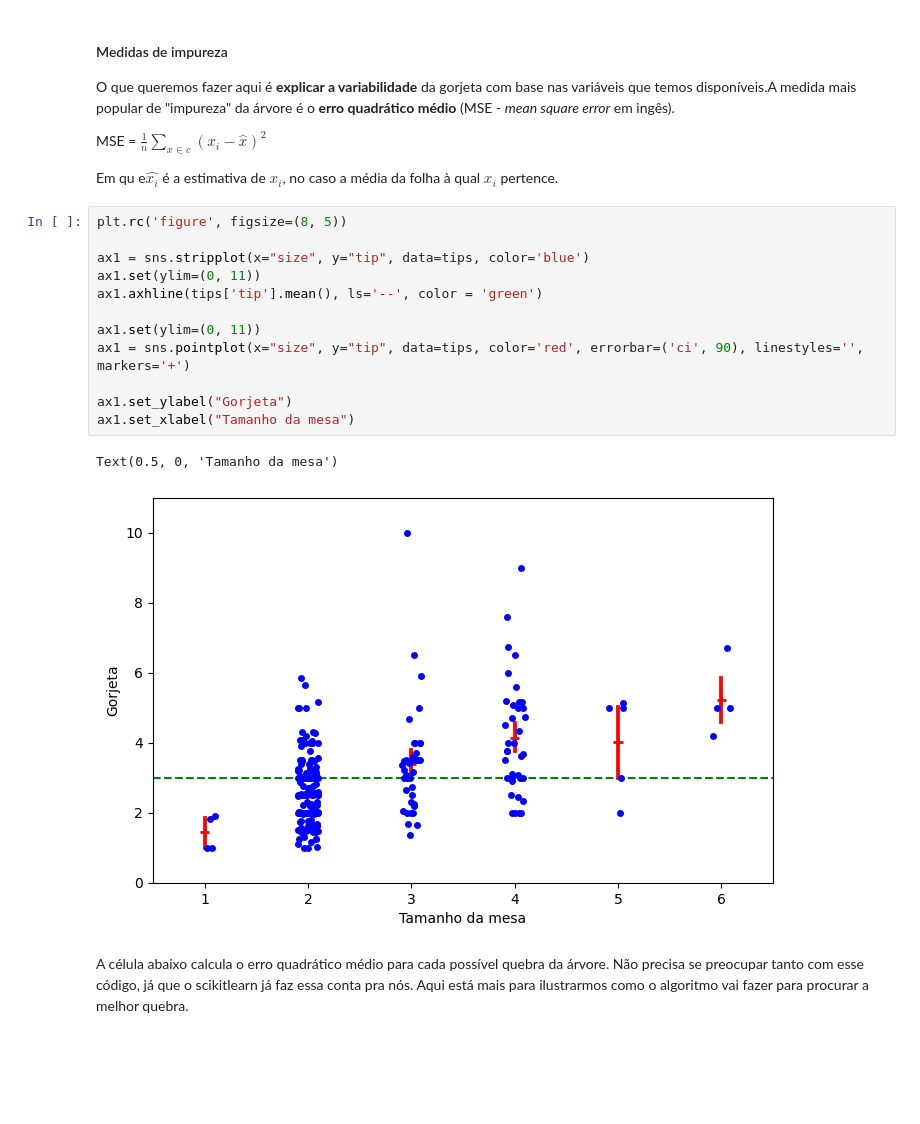
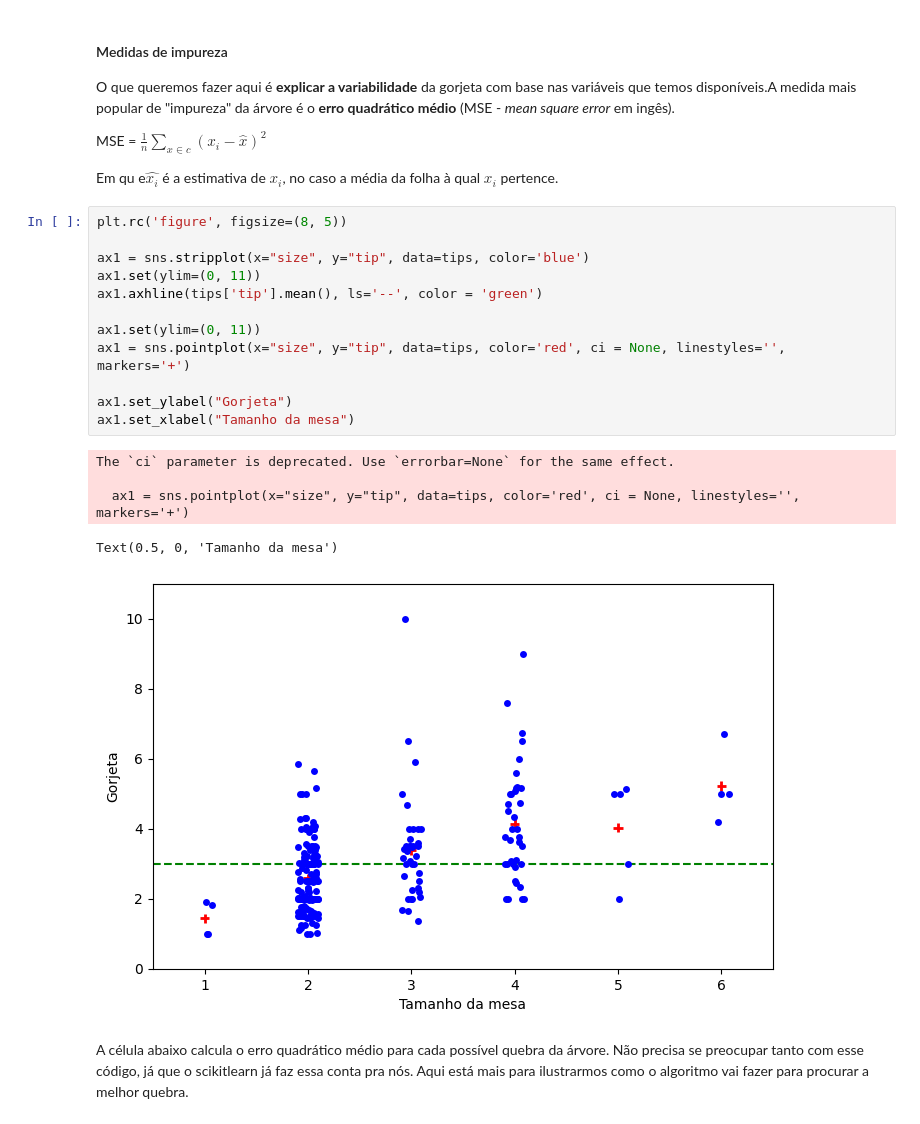
Before and after one commit to marceloaires7/EBAC-Aulas, a Jupyter notebook: Modulo11/notebooks/Profissão Cientista de Dados_M11_support material01_arvores de regressao.ipynb, the cells around one changed output. Cells and saved outputs as stored; diff of their text form; blank space fills up the shorter version.

```diff
--- a/Modulo11/notebooks/Profissão Cientista de Dados_M11_support material01_arvores de regressao.ipynb
+++ b/Modulo11/notebooks/Profissão Cientista de Dados_M11_support material01_arvores de regressao.ipynb
@@ -125,18 +144,21 @@ Em qu e$\hat{x_i}$ é a estimativa de $x_i$, no caso a média da folha à qual $
 # %%
 plt.rc('figure', figsize=(8, 5))
 
 ax1 = sns.stripplot(x="size", y="tip", data=tips, color='blue')
 ax1.set(ylim=(0, 11))
 ax1.axhline(tips['tip'].mean(), ls='--', color = 'green')
 
 ax1.set(ylim=(0, 11))
-ax1 = sns.pointplot(x="size", y="tip", data=tips, color='red', errorbar=('ci', 90), linestyles='', markers='+')
+ax1 = sns.pointplot(x="size", y="tip", data=tips, color='red', ci = None, linestyles='', markers='+')
 
 ax1.set_ylabel("Gorjeta")
 ax1.set_xlabel("Tamanho da mesa")
 # %% [output]
-Text(0.5, 0, 'Tamanho da mesa')
+The `ci` parameter is deprecated. Use `errorbar=None` for the same effect.
+
+  ax1 = sns.pointplot(x="size", y="tip", data=tips, color='red', ci = None, linestyles='', markers='+')
+Text(0.5, 0, 'Tamanho da mesa')
-[figure, old version]
+[figure, new version]
 # %% [markdown]
 A célula abaixo calcula o erro quadrático médio para cada possível quebra da árvore. Não precisa se preocupar tanto com esse código, já que o scikitlearn já faz essa conta pra nós. Aqui está mais para ilustrarmos como o algoritmo vai fazer para procurar a melhor quebra.
 # %%
```
Also changed, not shown: parts of 10 cells of this notebook, 11 other files.
